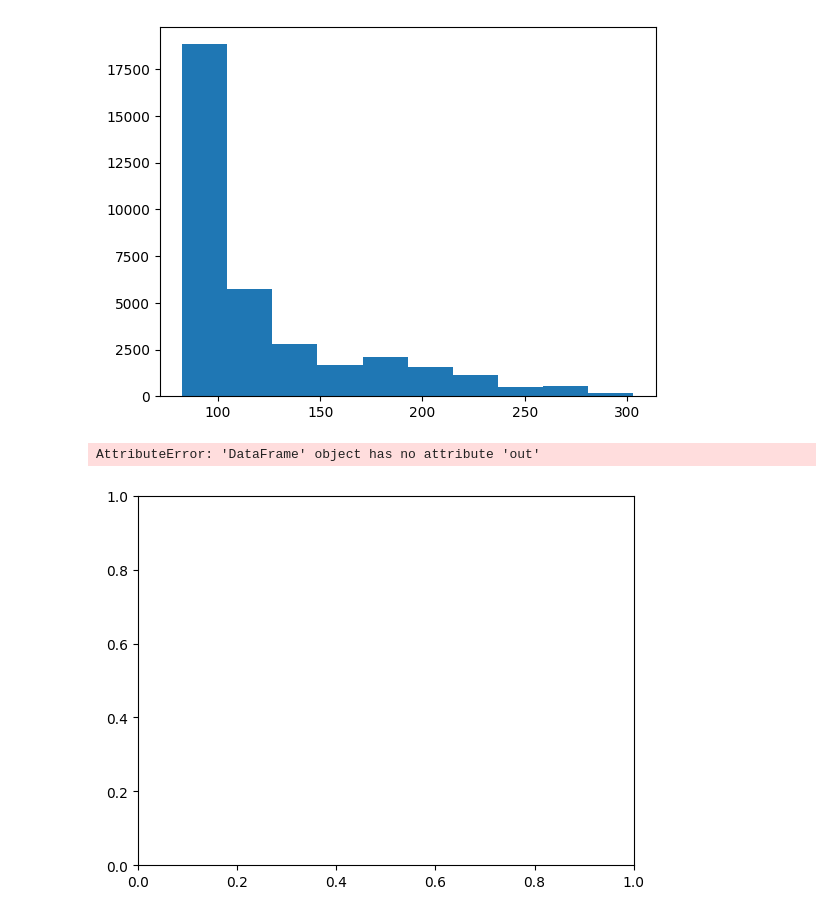
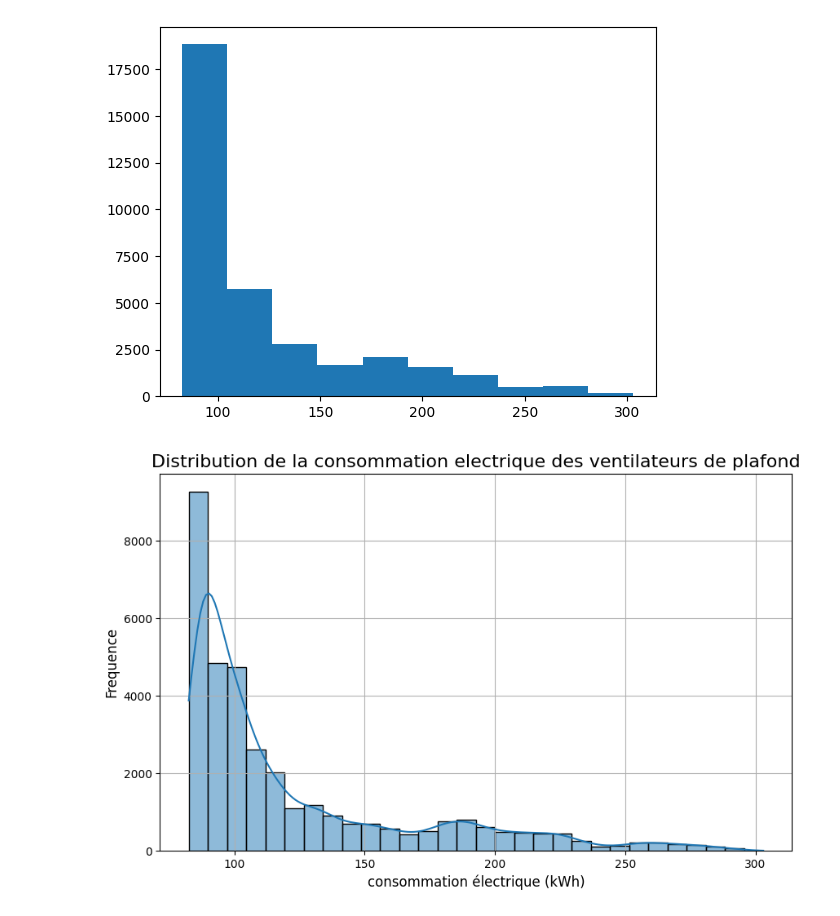
Before and after one commit to BOUBAKERAMDY/FlexiMax, a Jupyter notebook: visual.ipynb, the cells around one changed output. Saved outputs shown, nothing was run; the diff lists cells and outputs as text; code cells hidden in the pictures.

Commit message:
figure:Distribution de la consommation electrique des ventilateurs de plafond

```diff
--- a/visual.ipynb
+++ b/visual.ipynb
@@ -143,8 +143,20 @@ plt.hist(df["out.electricity.ceiling_fan.energy_consumption.kwh"])
  <BarContainer object of 10 artists>)
 [figure]
 # %%
-fig, ax = plt.subplots(1,1)
-sns.distplot(df.out.electricity.ceiling_fan.energy_consumption.kwh)
+
+plt.figure(figsize=(10,6))
+
+sns.histplot(
+    df["out.electricity.ceiling_fan.energy_consumption.kwh"],
+    bins=30,
+    kde=True
+)
+
+plt.title("Distribution de la consommation electrique des ventilateurs de plafond", fontsize=16)
+plt.xlabel("consommation électrique (kWh)", fontsize=12)
+plt.ylabel("Frequence", fontsize=12)
+
+plt.grid(True)
+plt.show()
 # %% [output]
-AttributeError: 'DataFrame' object has no attribute 'out'
-[figure, old version]
+[figure, new version]
```
